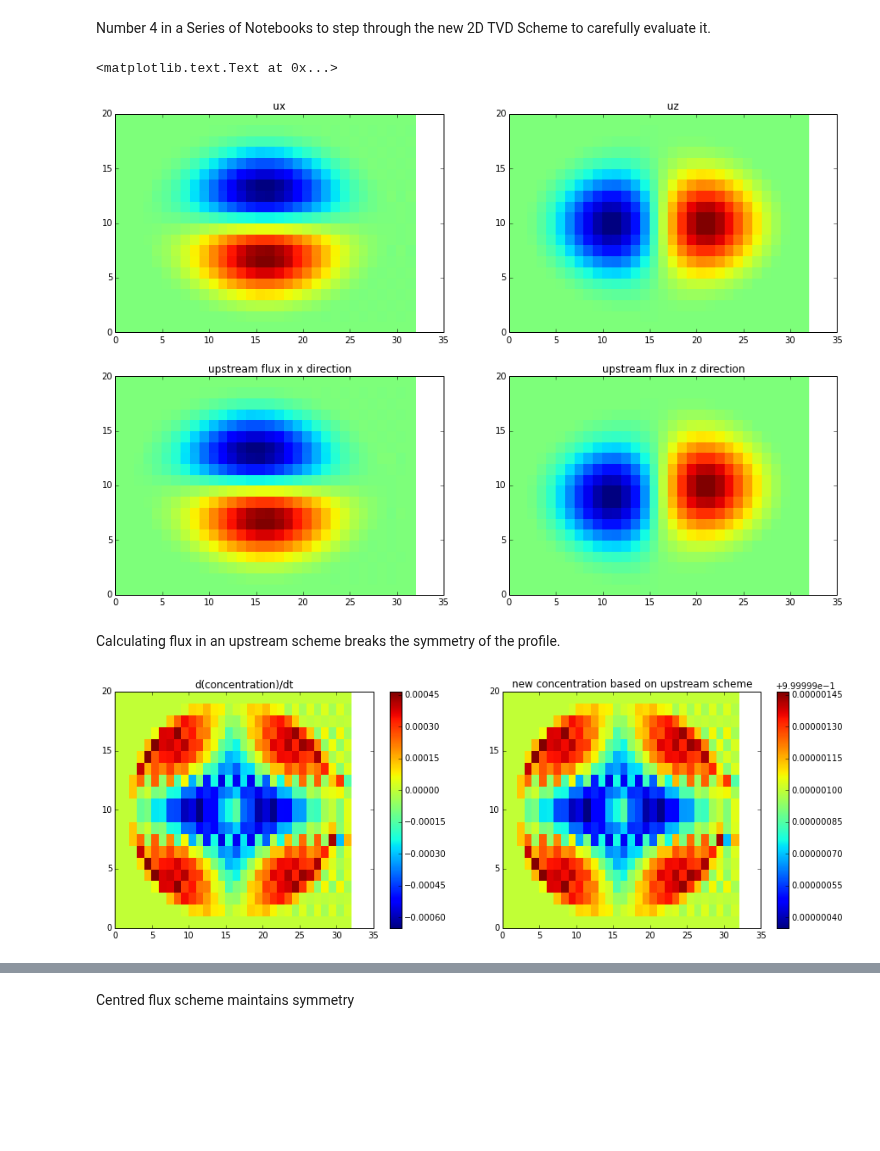
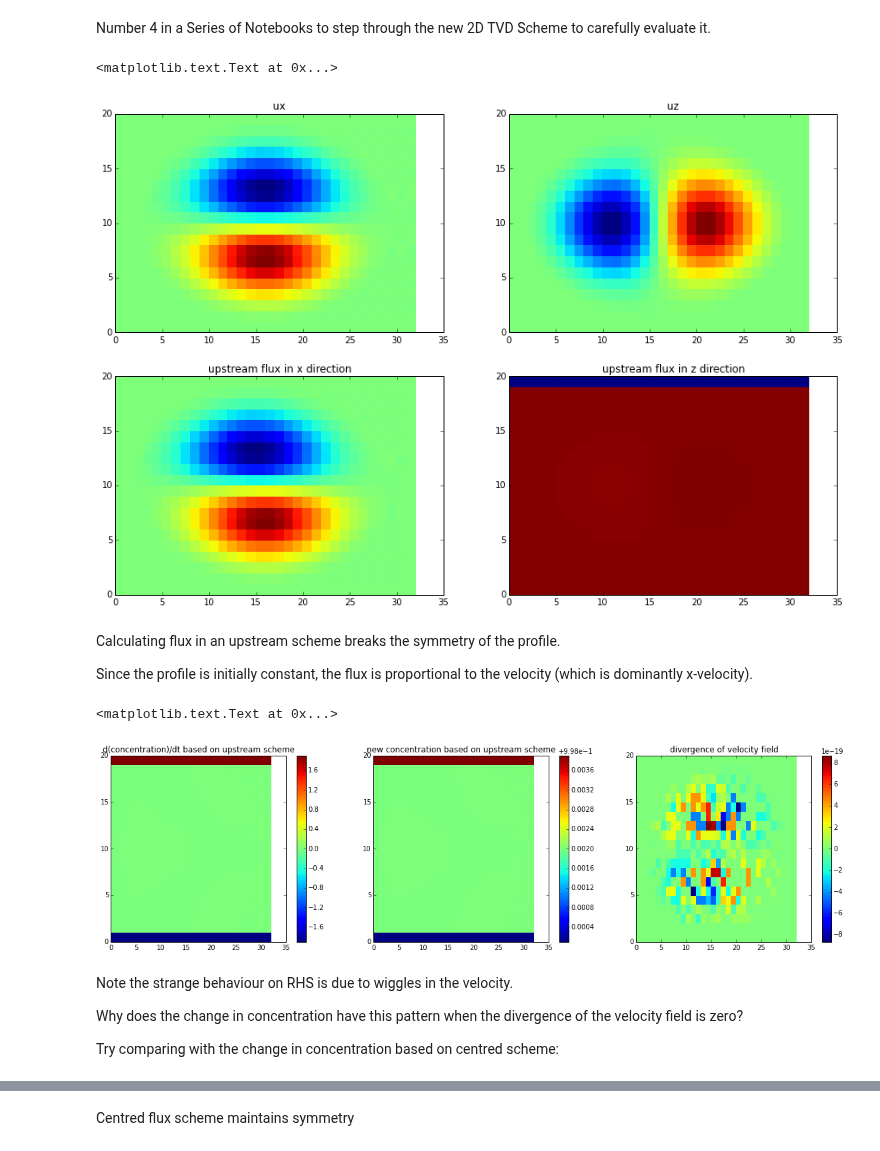
Before and after one commit to UBC-MOAD/pa-th-simple, a Jupyter notebook: prelim-model/Evaluation of 2D TVD - Step 4.ipynb, the cells around one changed output, grey strips where cells are left out. Cells and saved outputs as stored; diff of their text form; code cells hidden in the pictures; blank space fills up the shorter version.

Commit message:
Added sinkrate to flux calculations in TVD eval. notebook 4.

```diff
--- a/prelim-model/Evaluation of 2D TVD - Step 4.ipynb
+++ b/prelim-model/Evaluation of 2D TVD - Step 4.ipynb
@@ -56,12 +56,17 @@ sign_ux = np.sign(ux[:, :-1] + ux[:, 1:])
 p_upz_p = sign_uz_S * (sign_uz_S - 1)/2
 n_upz_p = sign_uz_S * (sign_uz_S + 1)/2
 # define upstream for dissolved phase
-p_upz = sign_uz * (sign_uz - 1)/2
-n_upz = sign_uz * (sign_uz + 1)/2
+p_upz_d = sign_uz * (sign_uz - 1)/2
+n_upz_d = sign_uz * (sign_uz + 1)/2
 # define upstream in x
 p_upx = sign_ux * (sign_ux - 1)/2
 n_upx = sign_ux * (sign_ux + 1)/2
-conc = g
+
+# decide whether to test particulate or dissolved phase
+conc = h
+p_upz = p_upz_p
+n_upz = n_upz_p
+sinkrate = S
 # %%
 # TVD code - check dissolved calculation
 # grid
@@ -75,7 +80,7 @@ ux = u[1,:,:]
 # upstream flux
 fluxx_up = np.zeros((nz, nx));         fluxz_up = np.zeros((nz, nx))
 fluxx_up[:, 0:nx-1] = ux[:, 0:nx-1]*conc.a[:, 0:nx-1] * n_upx[:, 0:nx-1] + ux[:, 1:nx]*conc.a[:, 1:nx] * p_upx[:, 0:nx-1]
-fluxz_up[0:nz-1, :] = uz[0:nz-1, :]*conc.a[0:nz-1, :] * n_upz[0:nz-1, :] + uz[1:nz, :]*conc.a[1:nz, :] * p_upz[0:nz-1, :]
+fluxz_up[0:nz-1, :] = (sinkrate + uz[0:nz-1, :])*conc.a[0:nz-1, :] * n_upz[0:nz-1, :] + (sinkrate + uz[1:nz, :])*conc.a[1:nz, :] * p_upz[0:nz-1, :]
 
 
 # plot
@@ -94,30 +99,45 @@ test = axs[0,1].pcolormesh(u[0,:,:])
 axs[0,1].set_title('uz')
 # %% [output]
 <matplotlib.text.Text at 0x...>
-[figure, old version]
+[figure, new version]
 # %% [markdown]
 Calculating flux in an upstream scheme breaks the symmetry of the profile.
+
+Since the profile is initially constant, the flux is proportional to the velocity (which is dominantly x-velocity).
 # %%
 # d(conc)/dt according to upstream scheme (on the grid points)
 dtau_up_dt = np.zeros((nz, nx))
 dtau_up_dt[1:nz, 1:nx] = (fluxx_up[1:nz, 0:nx-1] - fluxx_up[1:nz, 1:nx]) * conc.dx_i + (fluxz_up[0:nz-1, 1:nx] - fluxz_up[1:nz, 1:nx])  * conc.dz_i
 dtau_up_dt[0, 1:nx] = (fluxx_up[0, 0:nx-1] - fluxx_up[0, 1:nx]) * conc.dx_i - fluxz_up[0, 1:nx]  * conc.dz_i
 dtau_up_dt[1:nz, 0] = -fluxx_up[1:nz, 0] * conc.dx_i + (fluxz_up[0:nz-1, 0] - fluxz_up[1:nz, 0])  * conc.dz_i
 dtau_up_dt[0, 0] = - fluxx_up[0, 0] * conc.dx_i - fluxz_up[0, 0]  * conc.dz_i
 
 # new concentration based on upstream scheme
 tau_up = conc.a + dtau_up_dt * dt
 
 # plot d(conc)/dt and conc(t+1)
-fig, axs = plt.subplots(1,2,figsize=(15,5))
+fig = plt.subplots(1,3,figsize=(20,5))
 
-test = axs[0].pcolormesh(dtau_up_dt)
-axs[0].set_title('d(concentration)/dt')
-cbar = fig.colorbar(test, ax=axs[0])
+plt.subplot(131)
+test = plt.pcolormesh(dtau_up_dt)
+plt.title('d(concentration)/dt based on upstream scheme')
+plt.colorbar(test)
 
-test = axs[1].pcolormesh(tau_up)
-axs[1].set_title('new concentration based on upstream scheme')
-cbar = fig.colorbar(test, ax=axs[1])
+plt.subplot(132)
+test = plt.pcolormesh(tau_up)
+plt.title('new concentration based on upstream scheme')
+plt.colorbar(test)
+
+plt.subplot(133)
+test = flow.divtest_cen(conc, u, nx, nz)
+plt.title('divergence of velocity field')
 # %% [output]
+<matplotlib.text.Text at 0x...>
-[figure, old version]
+[figure, new version]
+# %% [markdown]
+Note the strange behaviour on RHS is due to wiggles in the velocity.
+
+Why does the change in concentration have this pattern when the divergence of the velocity field is zero?
+
+Try comparing with the change in concentration based on centred scheme:
 # %%
```
Also changed, not shown: parts of 4 cells of this notebook.
